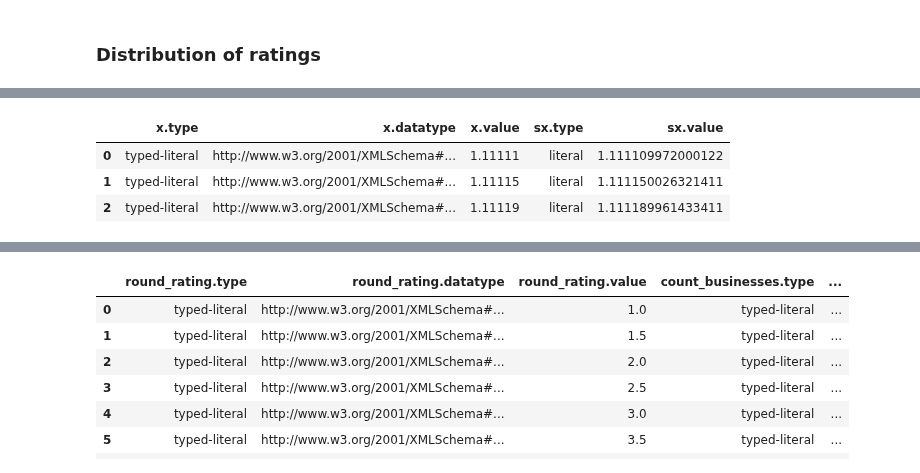
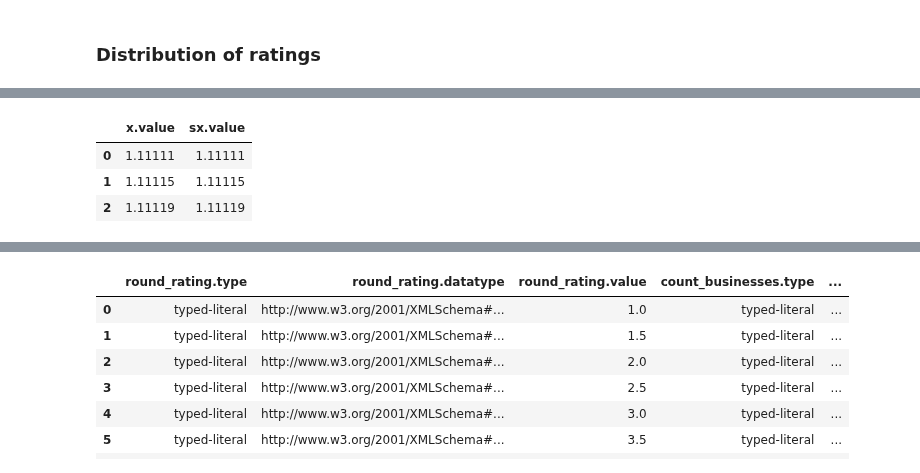
Before and after one commit to christiannielsen98/DVML-P7, a Jupyter notebook: Code/yelp_competency_questions.ipynb, the cells around one changed output, grey strips where cells are left out. Saved outputs shown, nothing was run; the diff lists cells and outputs as text; code cells hidden in the pictures.

```diff
--- a/Code/yelp_competency_questions.ipynb
+++ b/Code/yelp_competency_questions.ipynb
@@ -61,19 +74,19 @@ run_query(query=sparql_query, as_dataframe=True)
 # %%
 sparql_query = """
 
 select ?x, (str(?x) as ?sx) {
   values ?x {
-    "1.11111"^^xsd:float
-    "1.11115"^^xsd:float
-    "1.11119"^^xsd:float
+    "1.11111"^^xsd:decimal
+    "1.11115"^^xsd:decimal
+    "1.11119"^^xsd:decimal
   }
 }
 
 """
 
 run_query(query=sparql_query, as_dataframe=True)
 # %% [output]
-|  | x.type | x.datatype | x.value | sx.type | sx.value |
-| 0 | typed-literal | http://www.w3.org/2001/XMLSchema#... | 1.11111 | literal | 1.111109972000122 |
-| 1 | typed-literal | http://www.w3.org/2001/XMLSchema#... | 1.11115 | literal | 1.111150026321411 |
-| 2 | typed-literal | http://www.w3.org/2001/XMLSchema#... | 1.11119 | literal | 1.111189961433411 |
+|  | x.value | sx.value |
+| 0 | 1.11111 | 1.11111 |
+| 1 | 1.11115 | 1.11115 |
+| 2 | 1.11119 | 1.11119 |
```
Also changed, not shown: parts of 2 cells of this notebook.
